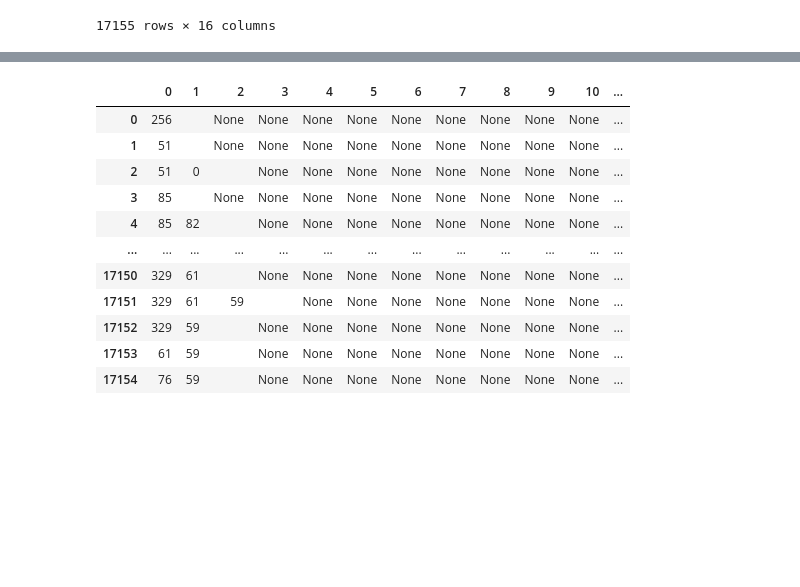
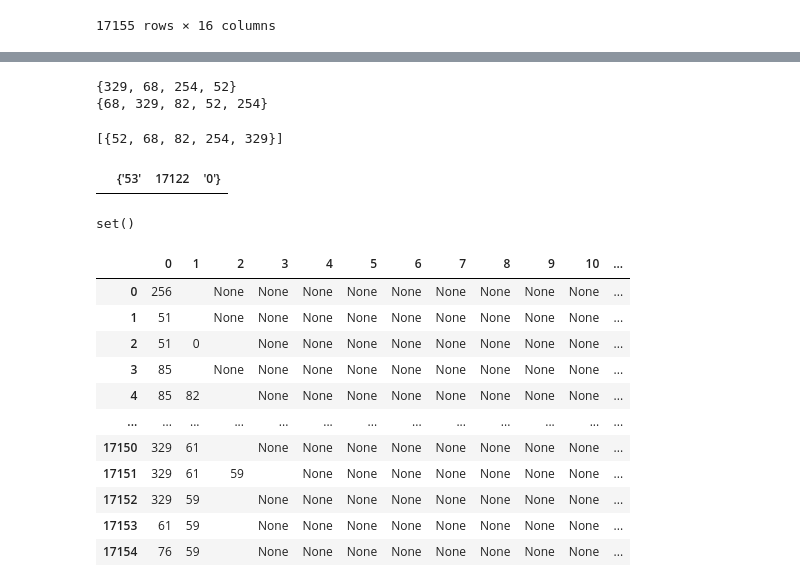
Before and after one commit to BlackCurrantDS/Mining-Rare-Association-Rules, a Jupyter notebook: Hep_data_read_RPP_v1.ipynb, the cells around one changed output, grey strips where cells are left out. Cells and saved outputs as stored; diff of their text form; code cells hidden in the pictures; blank space fills up the shorter version.

```diff
--- a/Hep_data_read_RPP_v1.ipynb
+++ b/Hep_data_read_RPP_v1.ipynb
@@ -315,3 +353,27 @@ temp_df
+# %%
+ls = [{329, 68, 254, 52}, {68, 329, 82, 52, 254}]
+for i in ls:
+  print(i)
+ls.remove({329, 68, 254, 52})
+ls
+# %% [output]
+{329, 68, 254, 52}
+{68, 329, 82, 52, 254}
+[{52, 68, 82, 254, 329}]
+# %%
+#removing duplicates
+data = pd.read_csv("/content/filteredSets3")
+data.drop_duplicates(keep=False,inplace=True)
+data
+# %% [output]
+|  | {'53' | 17122 | '0'} |
+# %%
+x1 = {'foo', 'bar', 'baz'}
+x2 = {'foo', 'bar', 'baz', 'l'}
+
+x1.difference(x2)
+# %% [output]
+set()
 # %%
 #removing sup
 """f = open('/content/temp_df.csv','r',delimiter="\t")
```
Also changed, not shown: parts of 4 cells of this notebook.
